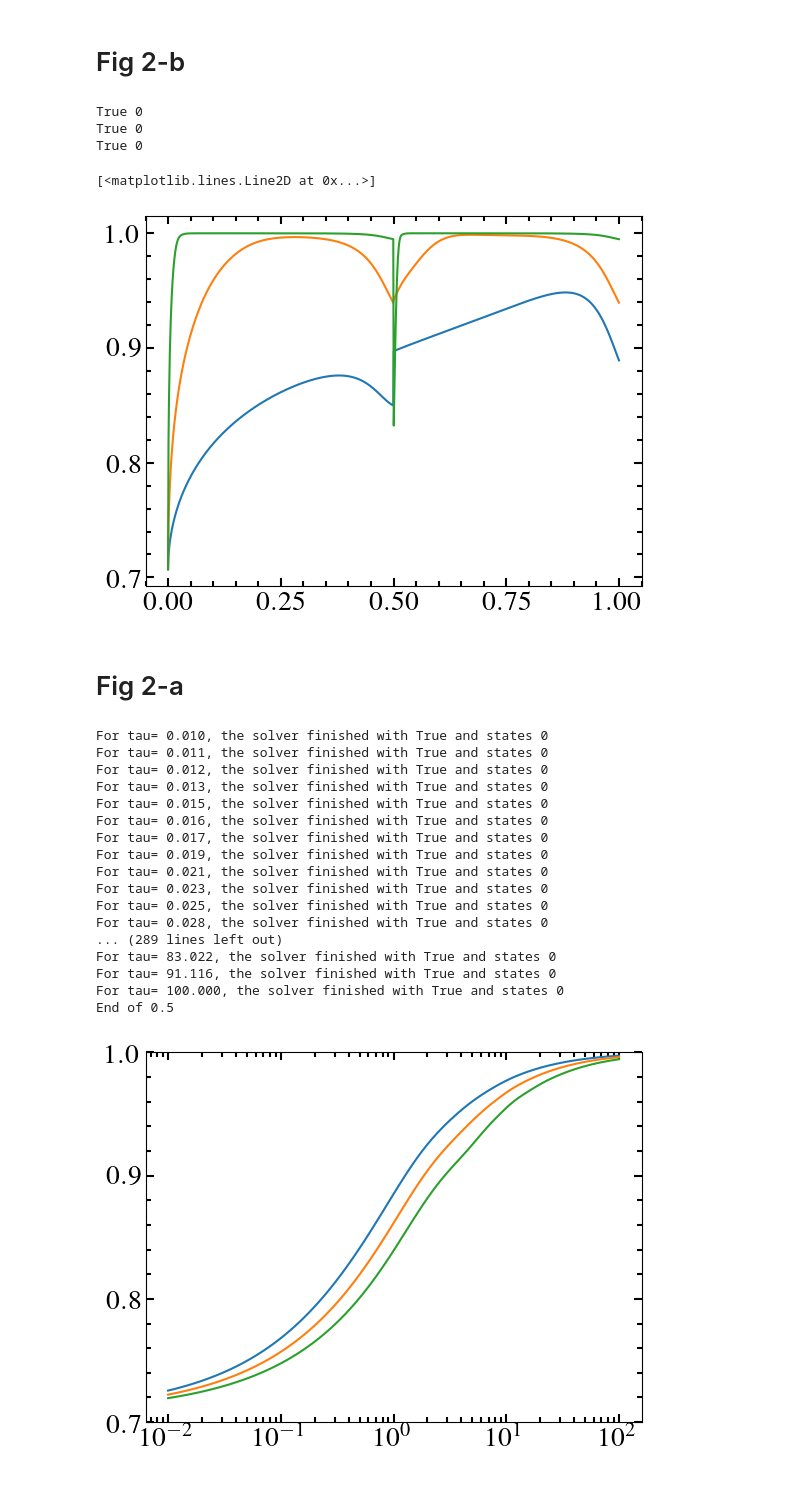
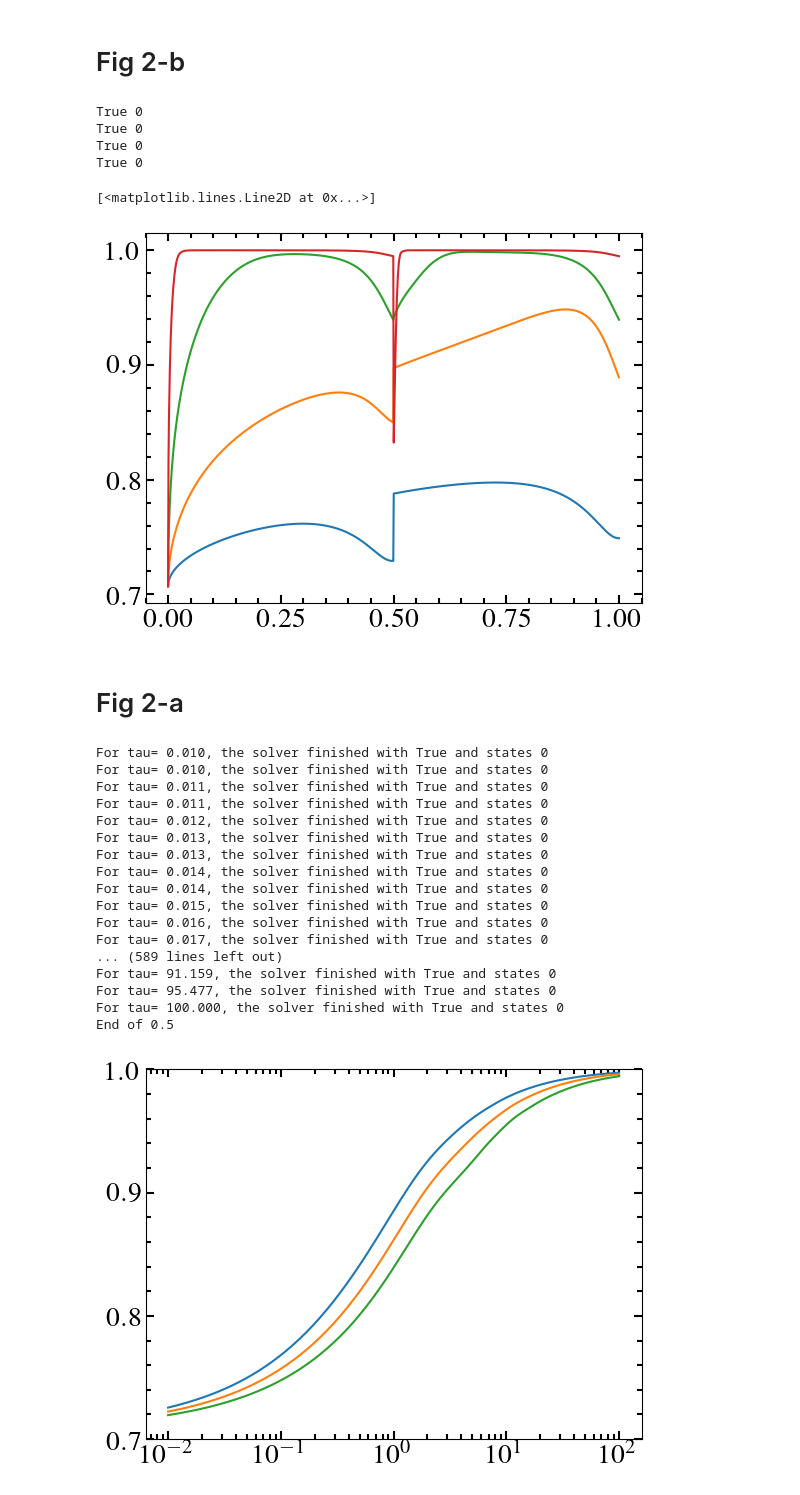
Before and after one commit to PauloJPS/2024-large-deviation-full-counting-statistics-in-adiabatic-open-quantum-dynamics, a Jupyter notebook: Codes/Adiabaticity_against_Quench.ipynb, the cells around one changed output. Saved outputs shown, nothing was run; the diff lists cells and outputs as text; code cells hidden in the pictures.

```diff
--- a/Codes/Adiabaticity_against_Quench.ipynb
+++ b/Codes/Adiabaticity_against_Quench.ipynb
@@ -468,43 +468,45 @@ plt.plot(np.linspace(0, 1, 100), [driving(t, args) for t in np.linspace(0, 1, 10
 tau = 100
 Nsteps = 1000
 F2b_tlist = np.linspace(0, tau, Nsteps)
-F2b_taulist=[1, 10, 100]
+F2b_taulist=[0.1, 1, 10, 100]
 
 F2b_tlist_list, F2b_fidelity_list = get_Fidelity_tau(rho0, H, Lm, taulist=F2b_taulist)
 # %% [output]
 True 0
 True 0
 True 0
+True 0
 # %%
 plt.plot(F2b_tlist_list[0]/F2b_tlist_list[0][-1], F2b_fidelity_list[0])
 plt.plot(F2b_tlist_list[1]/F2b_tlist_list[1][-1], F2b_fidelity_list[1])
 plt.plot(F2b_tlist_list[2]/F2b_tlist_list[2][-1], F2b_fidelity_list[2])
+plt.plot(F2b_tlist_list[3]/F2b_tlist_list[3][-1], F2b_fidelity_list[3])
 # %% [output]
 [<matplotlib.lines.Line2D at 0x...>]
-[figure, old version]
+[figure, new version]
 # %% [markdown]
 # Fig 2-a
 # %%
 F2a_slist = [-0.5, 0, 0.5]
-F2a_tau_list = np.logspace(-2, np.log10(100), 100)
+F2a_tau_list = np.logspace(-2, np.log10(100), 200)
 
 F2a_FTs = Fidelity_taulist_s(rho0, F2a_tau_list, F2a_slist, args)
 # %% [output]
 For tau= 0.010, the solver finished with True and states 0
+For tau= 0.010, the solver finished with True and states 0
+For tau= 0.011, the solver finished with True and states 0
 For tau= 0.011, the solver finished with True and states 0
 For tau= 0.012, the solver finished with True and states 0
 For tau= 0.013, the solver finished with True and states 0
+For tau= 0.013, the solver finished with True and states 0
+For tau= 0.014, the solver finished with True and states 0
+For tau= 0.014, the solver finished with True and states 0
 For tau= 0.015, the solver finished with True and states 0
 For tau= 0.016, the solver finished with True and states 0
 For tau= 0.017, the solver finished with True and states 0
-For tau= 0.019, the solver finished with True and states 0
-For tau= 0.021, the solver finished with True and states 0
-For tau= 0.023, the solver finished with True and states 0
-For tau= 0.025, the solver finished with True and states 0
-For tau= 0.028, the solver finished with True and states 0
-... (289 lines left out)
-For tau= 83.022, the solver finished with True and states 0
-For tau= 91.116, the solver finished with True and states 0
+... (589 lines left out)
+For tau= 91.159, the solver finished with True and states 0
+For tau= 95.477, the solver finished with True and states 0
 For tau= 100.000, the solver finished with True and states 0
 End of 0.5
 # %%
```
Also changed, not shown: parts of 6 cells of this notebook.
